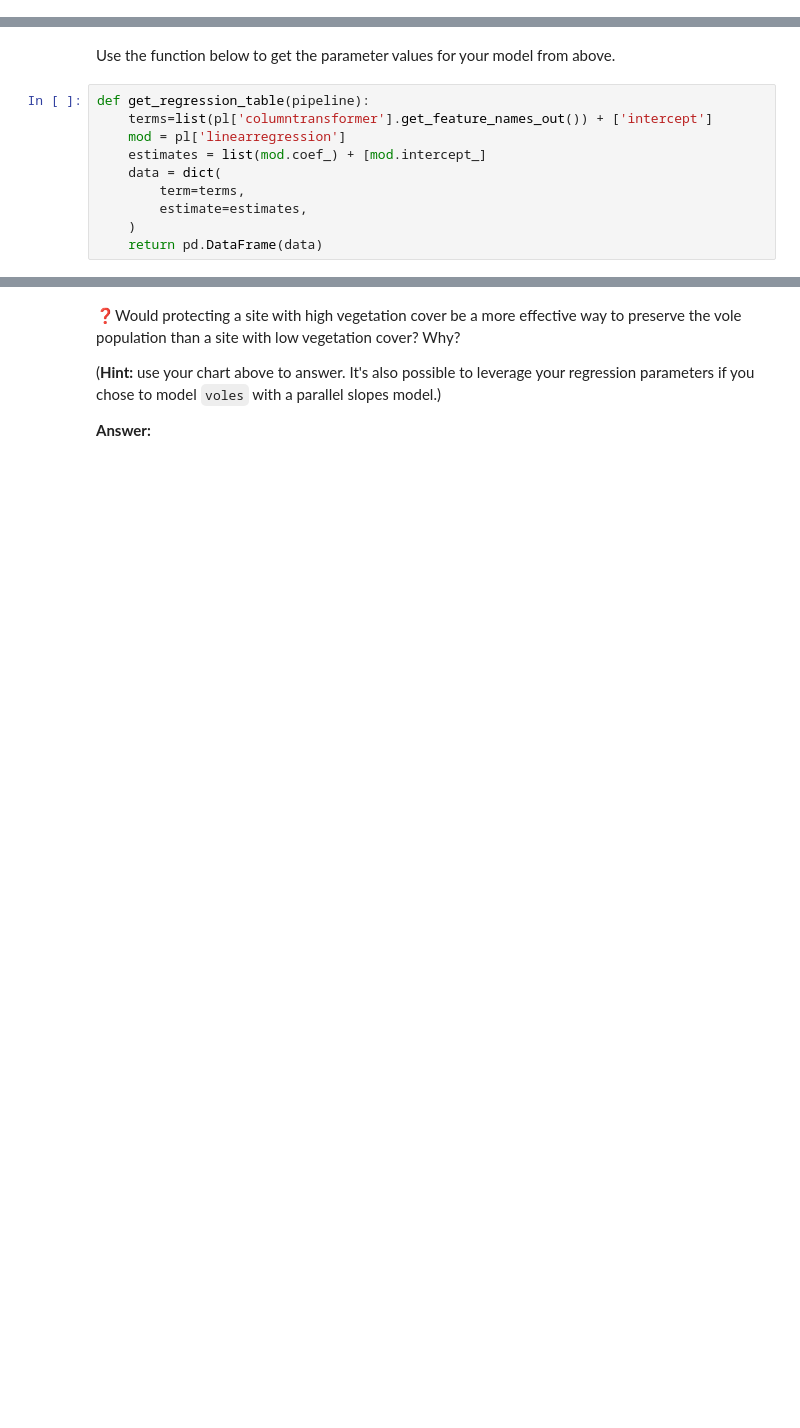
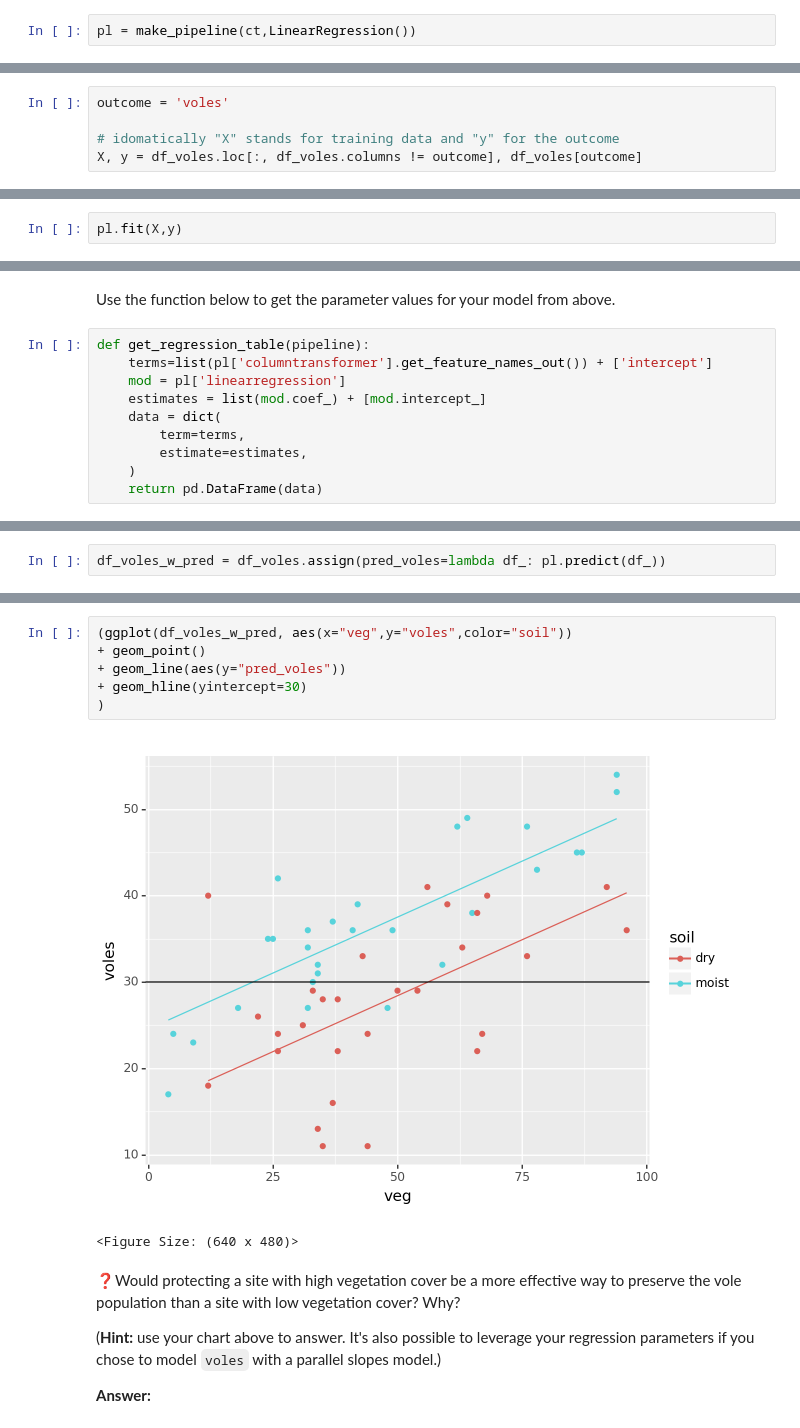
Before and after one commit to UNC-DATA-730/unit-6-assignment-williamsmaddie, a Jupyter notebook: assignment6.ipynb, the cells around one changed output, grey strips where cells are left out. Saved outputs shown, nothing was run; the diff lists cells and outputs as text; blank space fills up the shorter version.

```diff
--- a/assignment6.ipynb
+++ b/assignment6.ipynb
@@ -41,0 +77,2 @@ Here are the steps I would take:
+# %%
+pl = make_pipeline(ct,LinearRegression())
@@ -41,0 +81,5 @@ Here are the steps I would take:
+# %%
+outcome = 'voles'
+
+# idomatically "X" stands for training data and "y" for the outcome
+X, y = df_voles.loc[:, df_voles.columns != outcome], df_voles[outcome]
@@ -41,0 +88,2 @@ Here are the steps I would take:
+# %%
+pl.fit(X,y)
@@ -53,0 +117,2 @@ def get_regression_table(pipeline):
+# %%
+df_voles_w_pred = df_voles.assign(pred_voles=lambda df_: pl.predict(df_))
@@ -54,3 +128,12 @@ def get_regression_table(pipeline):
+# %%
+(ggplot(df_voles_w_pred, aes(x="veg",y="voles",color="soil"))
++ geom_point()
++ geom_line(aes(y="pred_voles"))
++ geom_hline(yintercept=30)
+)
+# %% [output]
+[figure, added]
+<Figure Size: (640 x 480)>
 # %% [markdown]
 ❓Would protecting a site with high vegetation cover be a more effective way to preserve the vole population than a site with low vegetation cover? Why?
 
```
Also changed, not shown: parts of 17 cells of this notebook.
